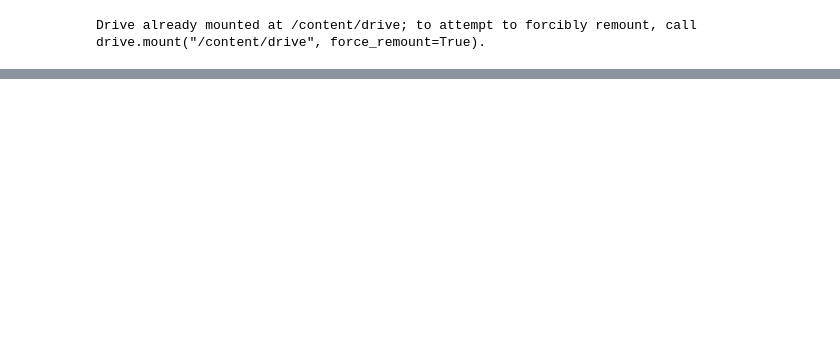
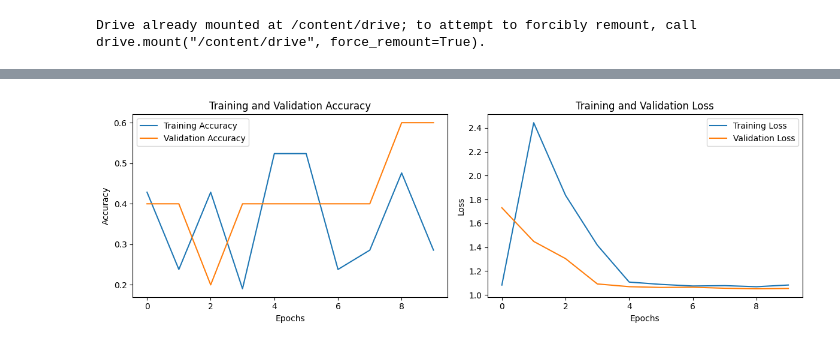
Before and after one commit to asrinivasan75/CariesClassification, a Jupyter notebook: DentalImageCNN.ipynb, the cells around one changed output, grey strips where cells are left out. Saved outputs shown, nothing was run; the diff lists cells and outputs as text; code cells hidden in the pictures; blank space fills up the shorter version.

```diff
--- a/DentalImageCNN.ipynb
+++ b/DentalImageCNN.ipynb
@@ -45,25 +63,32 @@ Found 11 images belonging to 2 classes.
 from tensorflow.keras.models import Sequential
 from tensorflow.keras.layers import Conv2D, MaxPooling2D, Flatten, Dense, Dropout
 
+# CNN Model for multi-class classification
 model = Sequential()
 
+# First convolutional layer
 model.add(Conv2D(32, (3, 3), activation='relu', input_shape=(150, 150, 3)))
 model.add(MaxPooling2D(pool_size=(2, 2)))
 
+# Second convolutional layer
 model.add(Conv2D(64, (3, 3), activation='relu'))
 model.add(MaxPooling2D(pool_size=(2, 2)))
 
+# Third convolutional layer
 model.add(Conv2D(128, (3, 3), activation='relu'))
 model.add(MaxPooling2D(pool_size=(2, 2)))
 
+# Flatten the layers
 model.add(Flatten())
 model.add(Dense(512, activation='relu'))
-model.add(Dropout(0.5))  # trying to prevent overfitting (practically impossible with size of data)
-model.add(Dense(1, activation='sigmoid'))  # sigmoid --> binary output layer
+model.add(Dropout(0.5))  # dropout to prevent overfitting
 
-# creating the model --> adam is preferred optimizer
+# Output layer for 3 classes
+model.add(Dense(3, activation='softmax'))  # 3 categories: No Caries, Caries in Enamel, Caries in Dentine
+
+# Compile the model
 model.compile(optimizer='adam',
-              loss='binary_crossentropy',
+              loss='categorical_crossentropy',  # Categorical crossentropy for multi-class
               metrics=['accuracy'])
 # %%
 history = model.fit(
@@ -103,0 +128,34 @@ Validation Accuracy: 63.64%
+# %%
+import matplotlib.pyplot as plt
+
+# Plotting accuracy and loss for both training and validation
+def plot_training_history(history):
+    # Accuracy Plot
+    plt.figure(figsize=(12, 4))
+
+    # Subplot for accuracy
+    plt.subplot(1, 2, 1)
+    plt.plot(history.history['accuracy'], label='Training Accuracy')
+    plt.plot(history.history['val_accuracy'], label='Validation Accuracy')
+    plt.title('Training and Validation Accuracy')
+    plt.xlabel('Epochs')
+    plt.ylabel('Accuracy')
+    plt.legend()
+
+    # Subplot for loss
+    plt.subplot(1, 2, 2)
+    plt.plot(history.history['loss'], label='Training Loss')
+    plt.plot(history.history['val_loss'], label='Validation Loss')
+    plt.title('Training and Validation Loss')
+    plt.xlabel('Epochs')
+    plt.ylabel('Loss')
+    plt.legend()
+
+    # Show the plots
+    plt.tight_layout()
+    plt.show()
+
+# Call the function to plot after the training completes
+plot_training_history(history)
+# %% [output]
+[figure, added]
```
Also changed, not shown: parts of 5 cells of this notebook.
